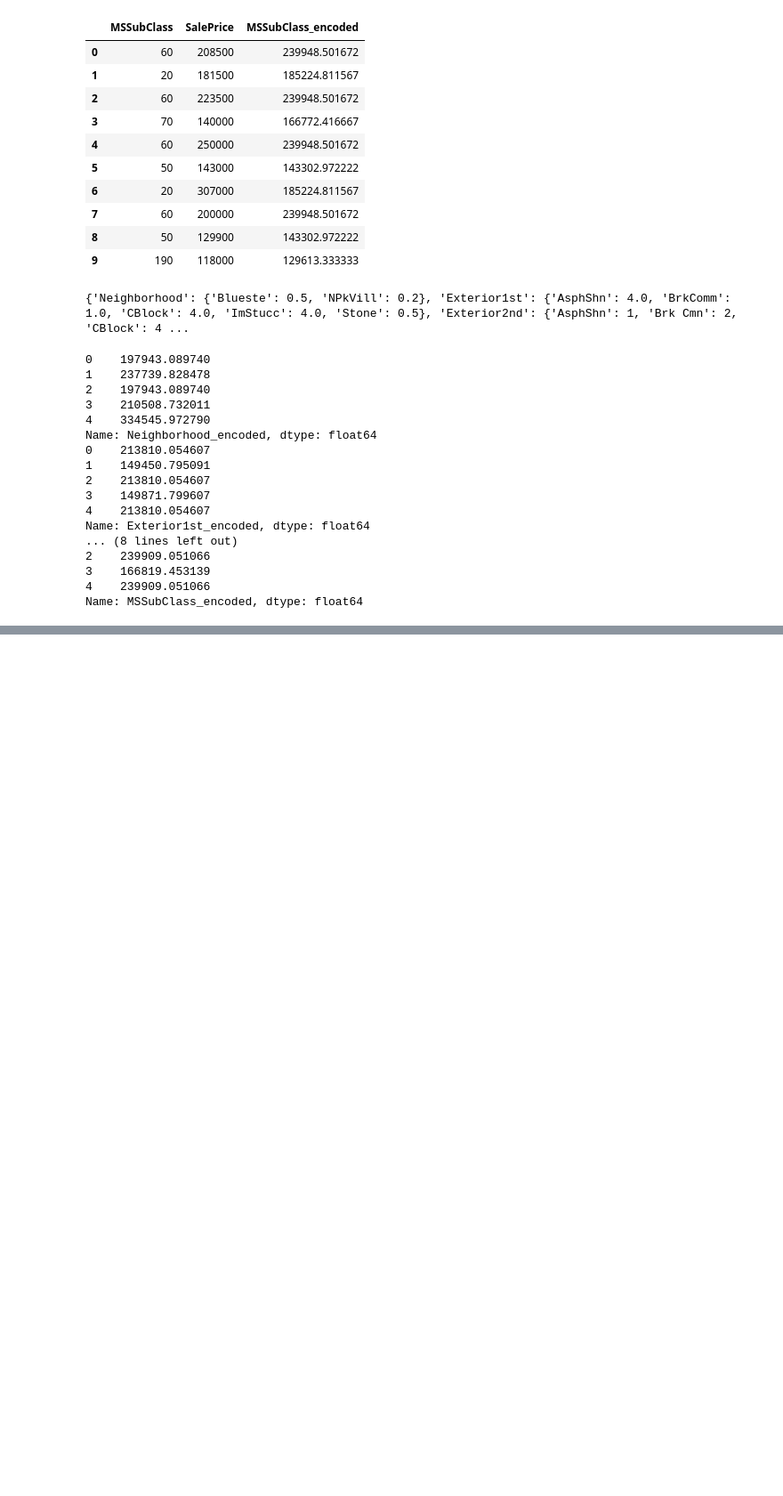
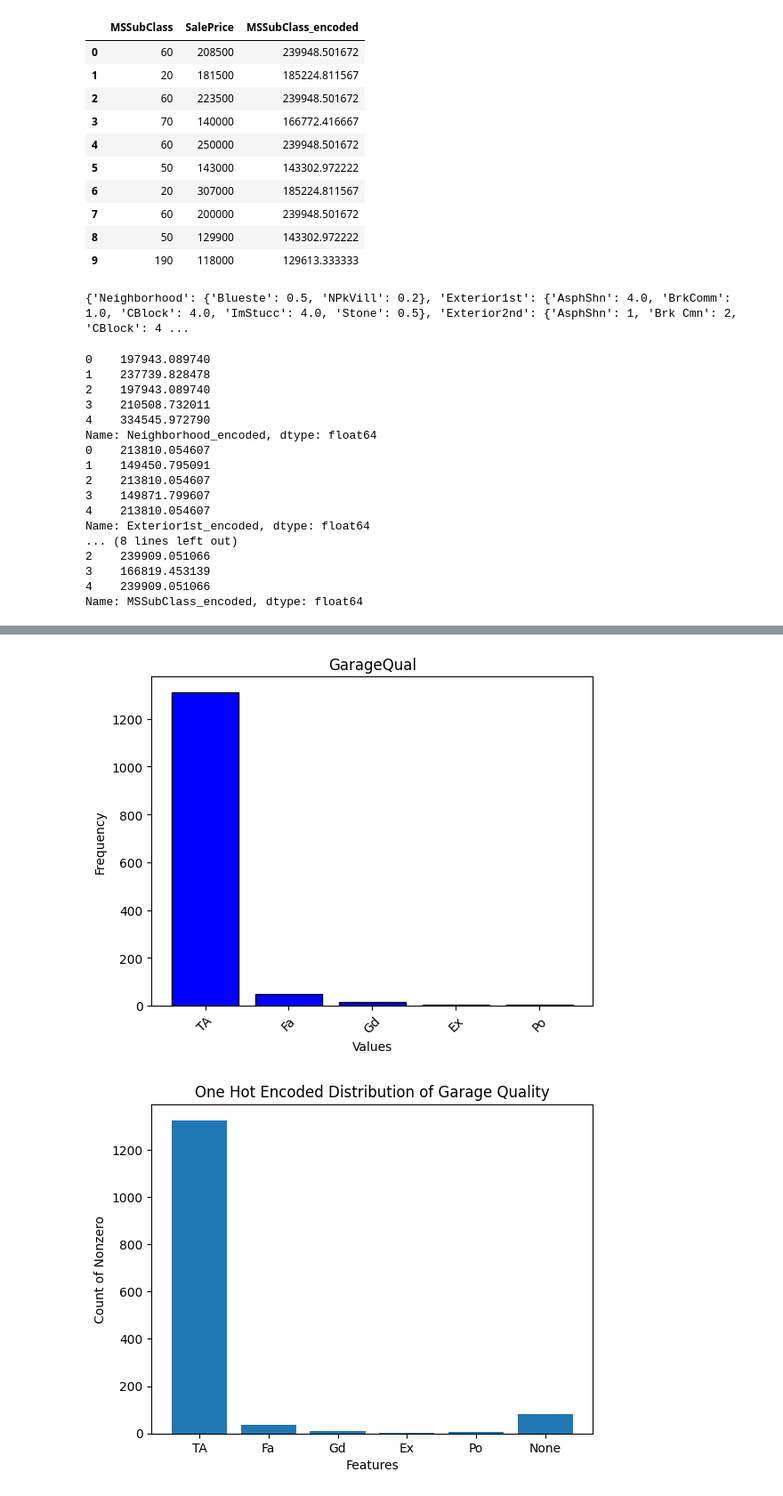
Before and after one commit to JiwonJJeong/CT-applied-machine-learning, a Jupyter notebook: hw-1/kaggle_tutorial.ipynb, the cells around one changed output, grey strips where cells are left out. Shown at 89% size. Drawn from its saved outputs; the diff is of its cells as text; code cells hidden in the pictures; blank space fills up the shorter version.

Commit message:
FEAT: Finish preprocessing

```diff
--- a/hw-1/kaggle_tutorial.ipynb
+++ b/hw-1/kaggle_tutorial.ipynb
@@ -272,5 +290,28 @@ data.head()
 # %%
 # Visualize one example of OHE
+# Original: GarageQual
+# OHEs: GarageQual_Ex, GarageCond_Fa, GarageCond_Gd, GarageCond_None, GarageCond_Po, GarageCond_TA
+import housing_prices
+from matplotlib import pyplot as plt
+
+# This function uses original data before any preprocessing
+housing_prices.plot_distribution_of_categorical("GarageQual")
+
+garage_ex = (data["GarageQual_Ex"] != 0).sum()
+garage_gd = (data["GarageCond_Gd"] != 0).sum()
+garage_ta = (data["GarageCond_TA"] != 0).sum()
+garage_fa = (data["GarageCond_Fa"] != 0).sum()
+garage_po = (data["GarageCond_Po"] != 0).sum()
+garage_none = (data["GarageCond_None"] != 0).sum()
+
+plt.bar(["TA","Fa","Gd","Ex","Po","None"],[garage_ta,garage_fa,garage_gd,garage_ex,garage_po,garage_none])
+plt.ylabel("Count of Nonzero")
+plt.xlabel("Features")
+plt.title("One Hot Encoded Distribution of Garage Quality")
+plt.show()
+# %% [output]
+[figure, added]
+[figure, added]
 # %%
 # Remove old categorical data
 data = data.drop(columns=all_categorical_cols, errors='ignore')
```
Also changed, not shown: parts of 21 cells of this notebook, 3 other files.
